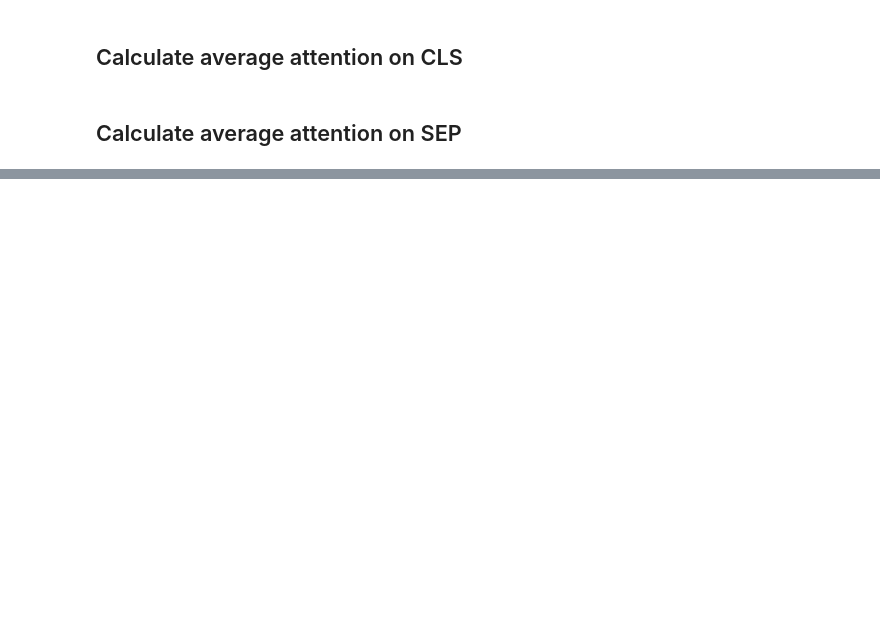
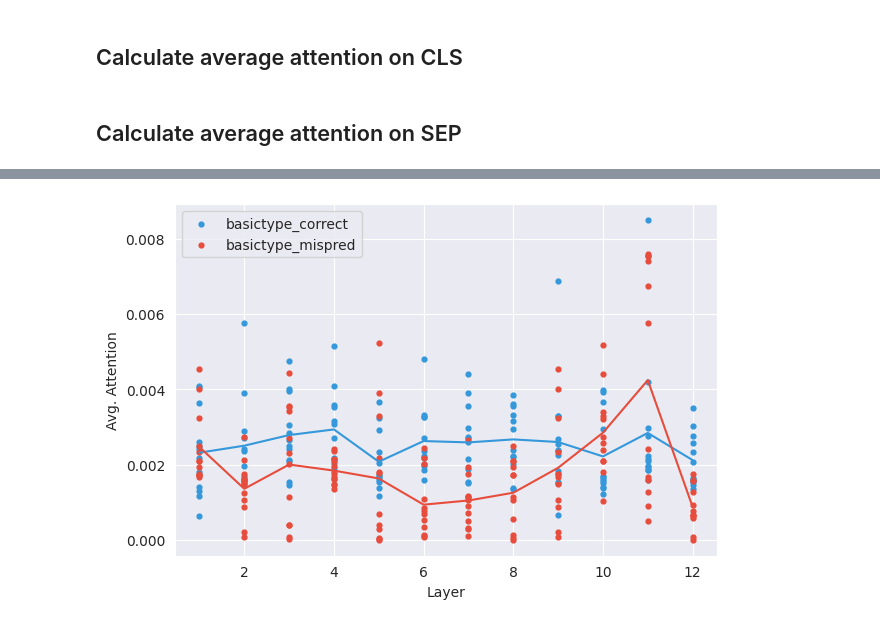
Before and after one commit to Jirigesi/attentionBias, a Jupyter notebook: Clone-detection-BigCloneBench/code/attention_analysis.ipynb, the cells around one changed output, grey strips where cells are left out. Cells and saved outputs as stored; diff of their text form; code cells hidden in the pictures; blank space fills up the shorter version.

```diff
--- a/Clone-detection-BigCloneBench/code/attention_analysis.ipynb
+++ b/Clone-detection-BigCloneBench/code/attention_analysis.ipynb
@@ -462,0 +614,8 @@ for key, color, label in [ ("cls", RED, "[CLS]"),("sep", BLUE, "[SEP]")]:
+# %%
+plt.figure(figsize=(7, 21))
+ax = plt.subplot(4, 1, 1)
+for key, color, label in [ ("basictype_correct", BLUE, "basictype_correct"),
+                          ("basictype_mispred", RED, "basictype_mispred")]:
+  add_line(key, ax, color, label)
+# %% [output]
+[figure, added]
```
Also changed, not shown: parts of 49 cells of this notebook, 2 other files.
